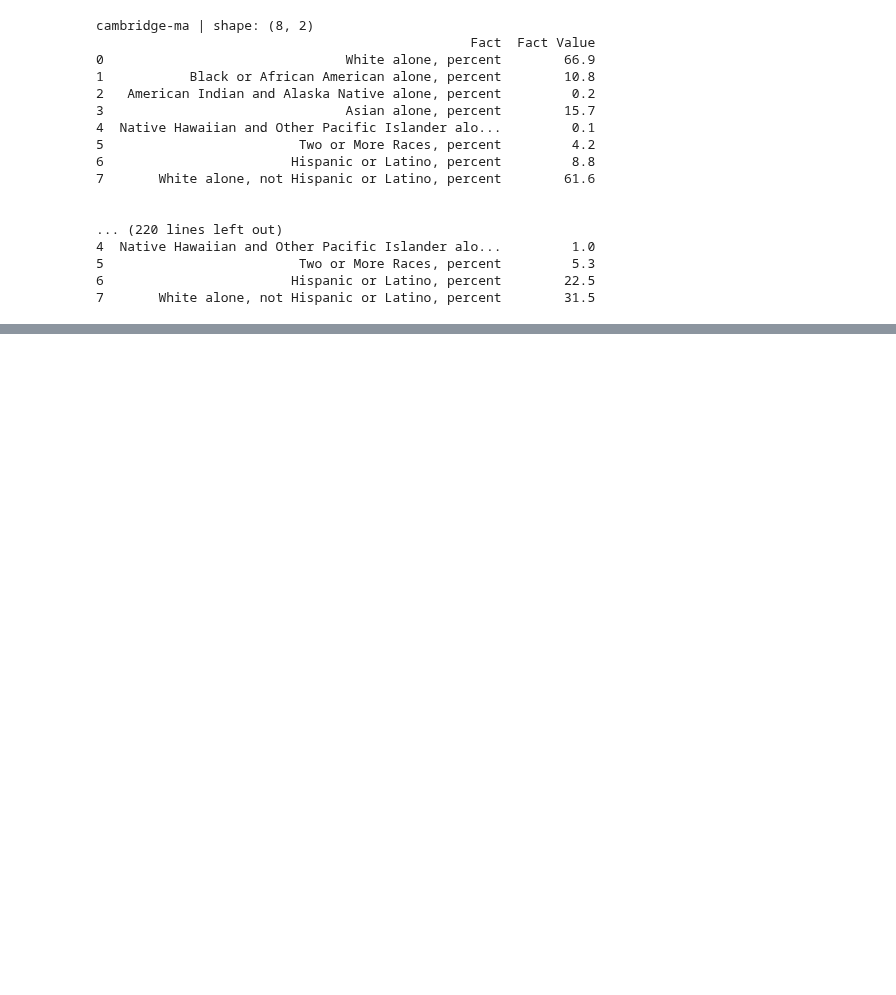
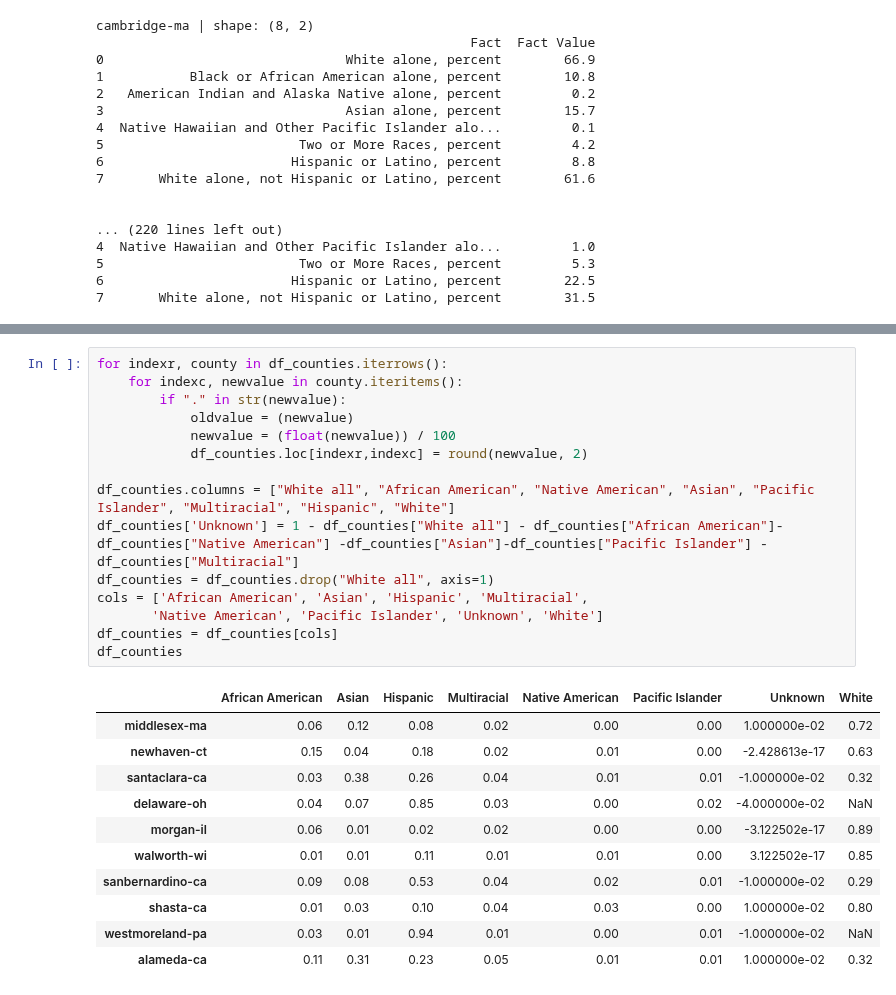
Before and after one commit to nforesti/education, a Jupyter notebook: city_and_county_datasets.ipynb, the cells around one changed output, grey strips where cells are left out. Drawn from its saved outputs; the diff is of its cells as text; blank space fills up the shorter version.

```diff
--- a/city_and_county_datasets.ipynb
+++ b/city_and_county_datasets.ipynb
@@ -339,0 +355,27 @@ Index(['African American', 'Native American', 'Asian', 'Pacific Islander',
+# %%
+for indexr, county in df_counties.iterrows():
+    for indexc, newvalue in county.iteritems():
+        if "." in str(newvalue):
+            oldvalue = (newvalue)
+            newvalue = (float(newvalue)) / 100
+            df_counties.loc[indexr,indexc] = round(newvalue, 2)
+
+df_counties.columns = ["White all", "African American", "Native American", "Asian", "Pacific Islander", "Multiracial", "Hispanic", "White"]
+df_counties['Unknown'] = 1 - df_counties["White all"] - df_counties["African American"]-df_counties["Native American"] -df_counties["Asian"]-df_counties["Pacific Islander"] -df_counties["Multiracial"]
+df_counties = df_counties.drop("White all", axis=1)
+cols = ['African American', 'Asian', 'Hispanic', 'Multiracial',
+       'Native American', 'Pacific Islander', 'Unknown', 'White']
+df_counties = df_counties[cols]
+df_counties
+# %% [output]
+|  | African American | Asian | Hispanic | Multiracial | Native American | Pacific Islander | Unknown | White |
+| middlesex-ma | 0.06 | 0.12 | 0.08 | 0.02 | 0.00 | 0.00 | 1.000000e-02 | 0.72 |
+| newhaven-ct | 0.15 | 0.04 | 0.18 | 0.02 | 0.01 | 0.00 | -2.428613e-17 | 0.63 |
+| santaclara-ca | 0.03 | 0.38 | 0.26 | 0.04 | 0.01 | 0.01 | -1.000000e-02 | 0.32 |
+| delaware-oh | 0.04 | 0.07 | 0.85 | 0.03 | 0.00 | 0.02 | -4.000000e-02 | NaN |
+| morgan-il | 0.06 | 0.01 | 0.02 | 0.02 | 0.00 | 0.00 | -3.122502e-17 | 0.89 |
+| walworth-wi | 0.01 | 0.01 | 0.11 | 0.01 | 0.01 | 0.00 | 3.122502e-17 | 0.85 |
+| sanbernardino-ca | 0.09 | 0.08 | 0.53 | 0.04 | 0.02 | 0.01 | -1.000000e-02 | 0.29 |
+| shasta-ca | 0.01 | 0.03 | 0.10 | 0.04 | 0.03 | 0.00 | 1.000000e-02 | 0.80 |
+| westmoreland-pa | 0.03 | 0.01 | 0.94 | 0.01 | 0.00 | 0.01 | -1.000000e-02 | NaN |
+| alameda-ca | 0.11 | 0.31 | 0.23 | 0.05 | 0.01 | 0.01 | 1.000000e-02 | 0.32 |
```
Also changed, not shown: parts of 3 cells of this notebook.
